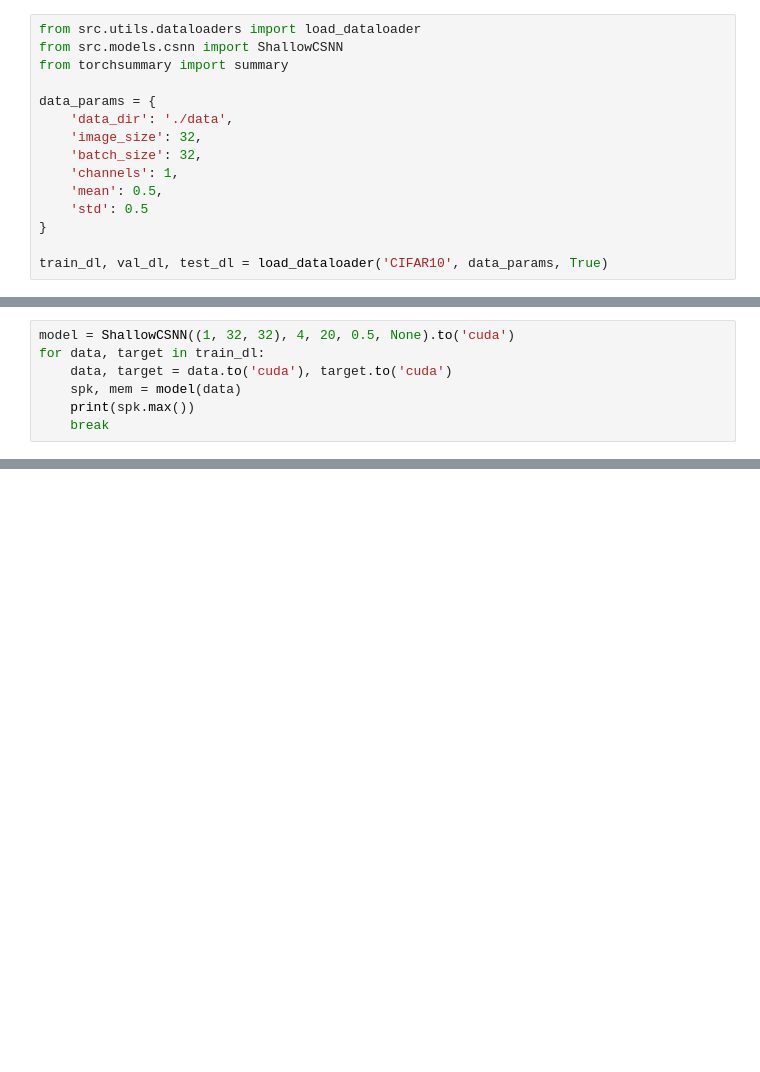
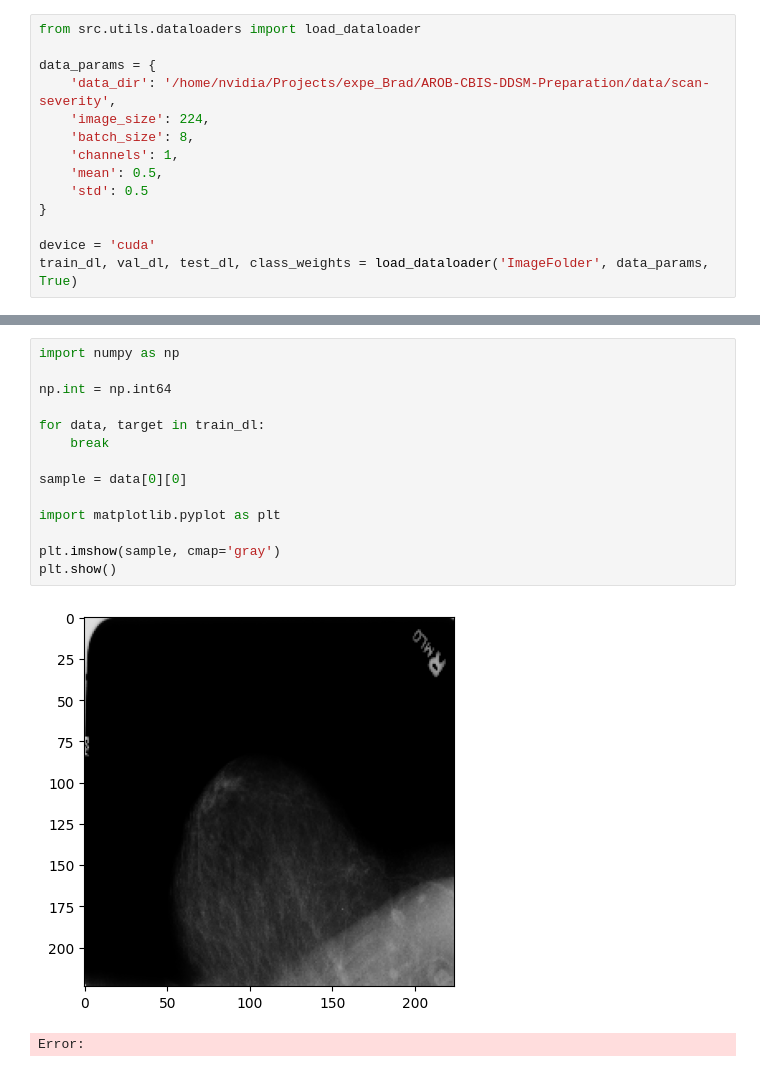
Before and after one commit to KP-AROB/AROB-SNNTorch, a Jupyter notebook: playground.ipynb, the cells around one changed output, grey strips where cells are left out. Cells and saved outputs as stored; diff of their text form; blank space fills up the shorter version.

```diff
--- a/playground.ipynb
+++ b/playground.ipynb
@@ -1,15 +1,14 @@
 # %%
 from src.utils.dataloaders import load_dataloader
-from src.models.csnn import ShallowCSNN
-from torchsummary import summary
 
 data_params = {
-    'data_dir': './data',
-    'image_size': 32,
-    'batch_size': 32,
+    'data_dir': '/home/nvidia/Projects/expe_Brad/AROB-CBIS-DDSM-Preparation/data/scan-severity',
+    'image_size': 224,
+    'batch_size': 8,
     'channels': 1,
     'mean': 0.5,
     'std': 0.5
 }
 
-train_dl, val_dl, test_dl = load_dataloader('CIFAR10', data_params, True)
+device = 'cuda'
+train_dl, val_dl, test_dl, class_weights = load_dataloader('ImageFolder', data_params, True)
@@ -18,7 +14,0 @@ ModuleNotFoundError: No module named 'src.models.csnn'
-# %%
-model = ShallowCSNN((1, 32, 32), 4, 20, 0.5, None).to('cuda')
-for data, target in train_dl:
-    data, target = data.to('cuda'), target.to('cuda')
-    spk, mem = model(data)
-    print(spk.max())
-    break
@@ -97,0 +15,17 @@ KeyboardInterrupt:
+# %%
+import numpy as np
+
+np.int = np.int64
+
+for data, target in train_dl:
+    break
+
+sample = data[0][0]
+
+import matplotlib.pyplot as plt
+
+plt.imshow(sample, cmap='gray')
+plt.show()
+# %% [output]
+[figure, added]
+Error:
```
Also changed, not shown: parts of 4 cells of this notebook, 7 other files.
